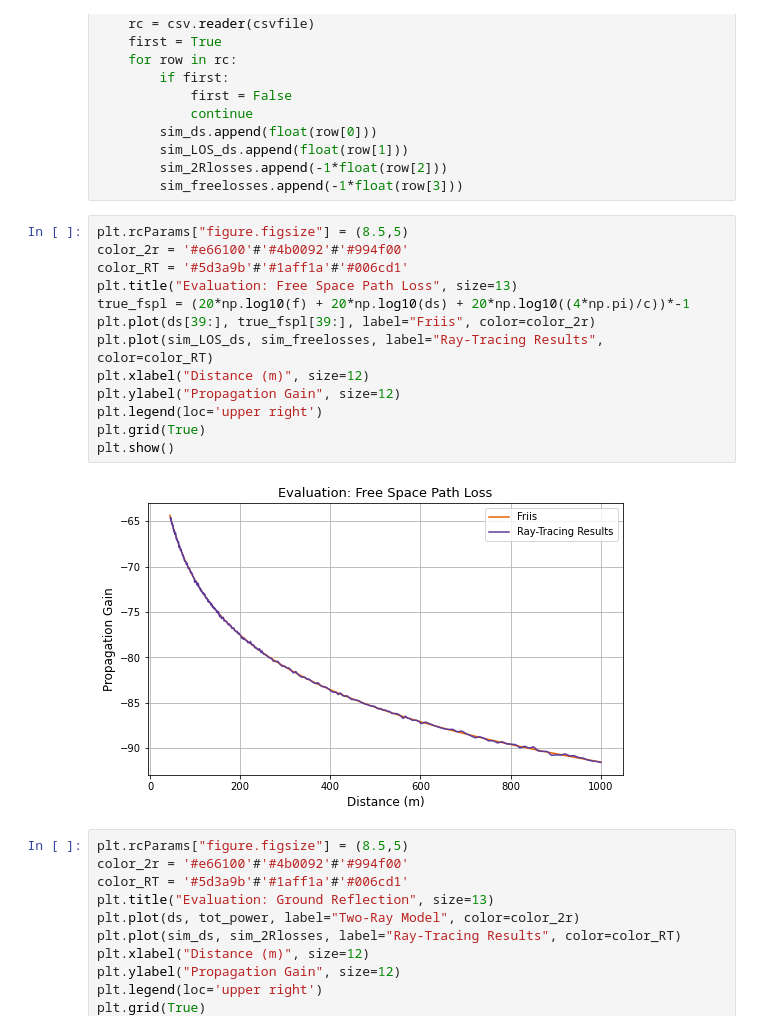
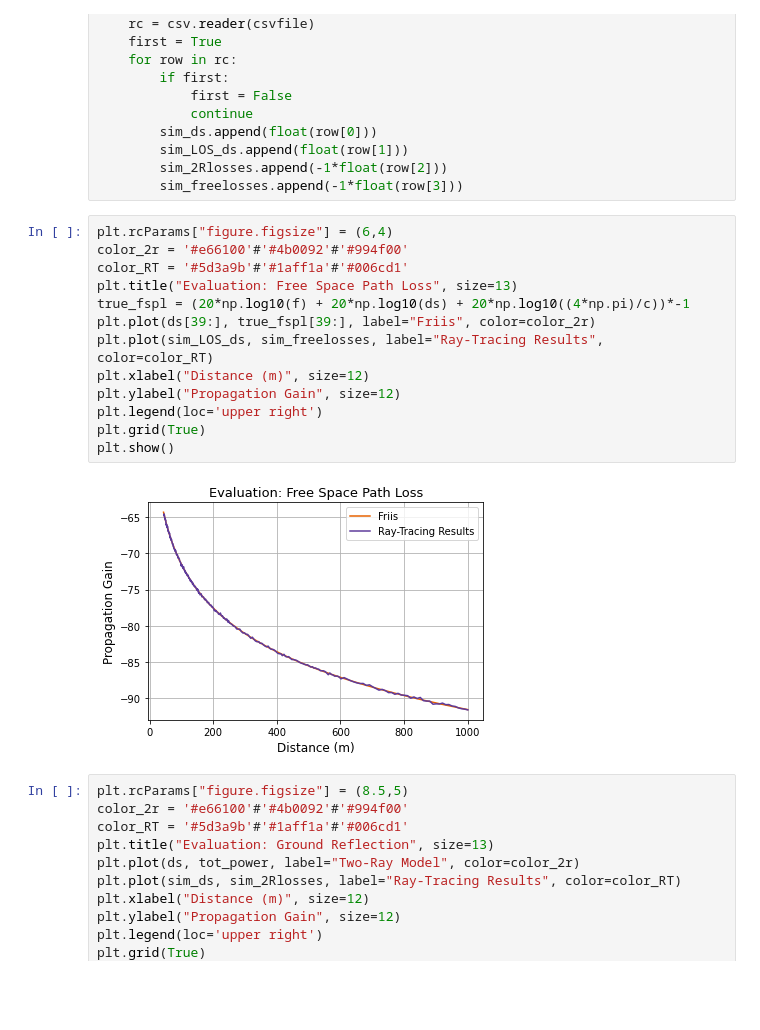
Before and after one commit to maxholli/rf_rt, a Jupyter notebook: example_notebooks/two_ray_900MHz.ipynb, the cells around one changed output. Drawn from its saved outputs; the diff is of its cells as text; blank space fills up the shorter version.

```diff
--- a/example_notebooks/two_ray_900MHz.ipynb
+++ b/example_notebooks/two_ray_900MHz.ipynb
@@ -83,20 +83,20 @@ with open(f2) as csvfile:
         sim_2Rlosses.append(-1*float(row[2]))
         sim_freelosses.append(-1*float(row[3]))
 # %%
-plt.rcParams["figure.figsize"] = (8.5,5)
+plt.rcParams["figure.figsize"] = (6,4)
 color_2r = '#e66100'#'#4b0092'#'#994f00'
 color_RT = '#5d3a9b'#'#1aff1a'#'#006cd1'
 plt.title("Evaluation: Free Space Path Loss", size=13)
 true_fspl = (20*np.log10(f) + 20*np.log10(ds) + 20*np.log10((4*np.pi)/c))*-1
 plt.plot(ds[39:], true_fspl[39:], label="Friis", color=color_2r)
 plt.plot(sim_LOS_ds, sim_freelosses, label="Ray-Tracing Results", color=color_RT)
 plt.xlabel("Distance (m)", size=12)
 plt.ylabel("Propagation Gain", size=12)
 plt.legend(loc='upper right')
 plt.grid(True)
 plt.show()
 # %% [output]
-[figure, old version]
+[figure, new version]
 # %%
 plt.rcParams["figure.figsize"] = (8.5,5)
 color_2r = '#e66100'#'#4b0092'#'#994f00'
```
Also changed, not shown: 4 other files.
